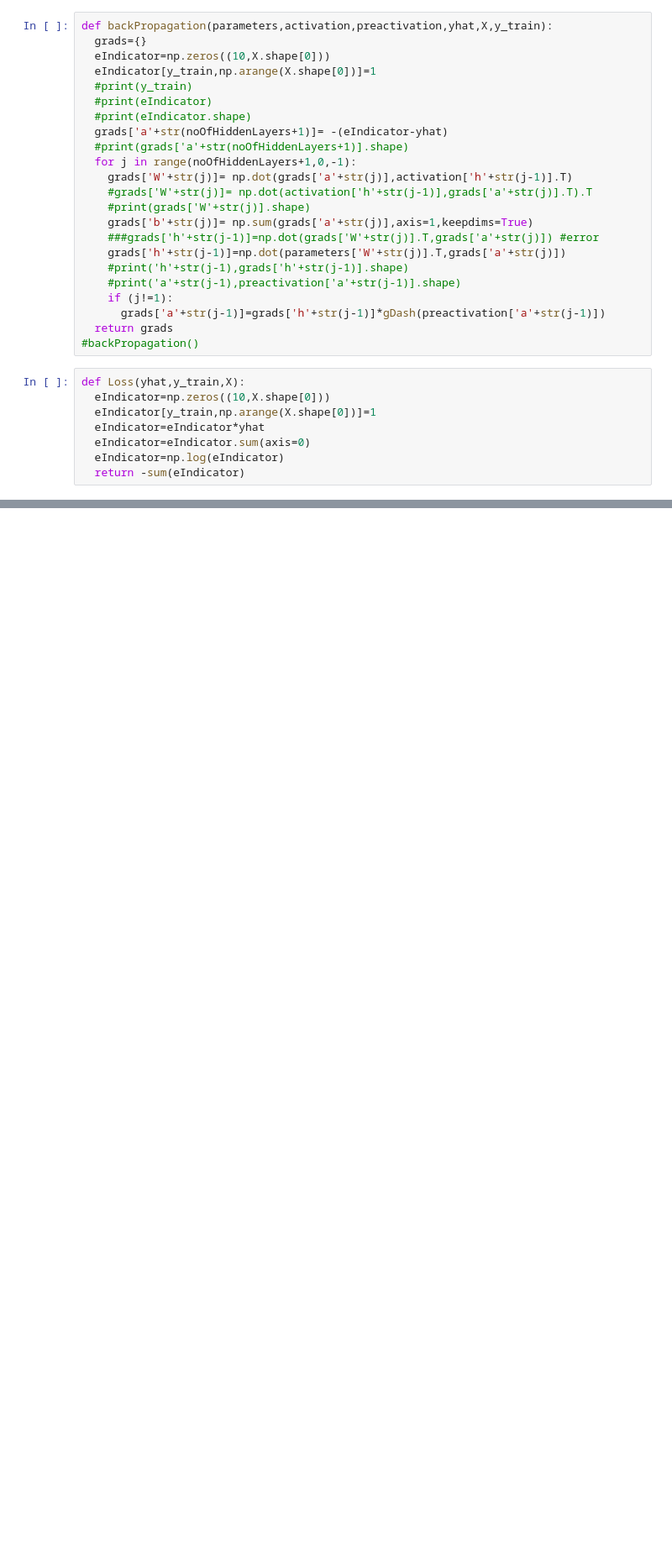
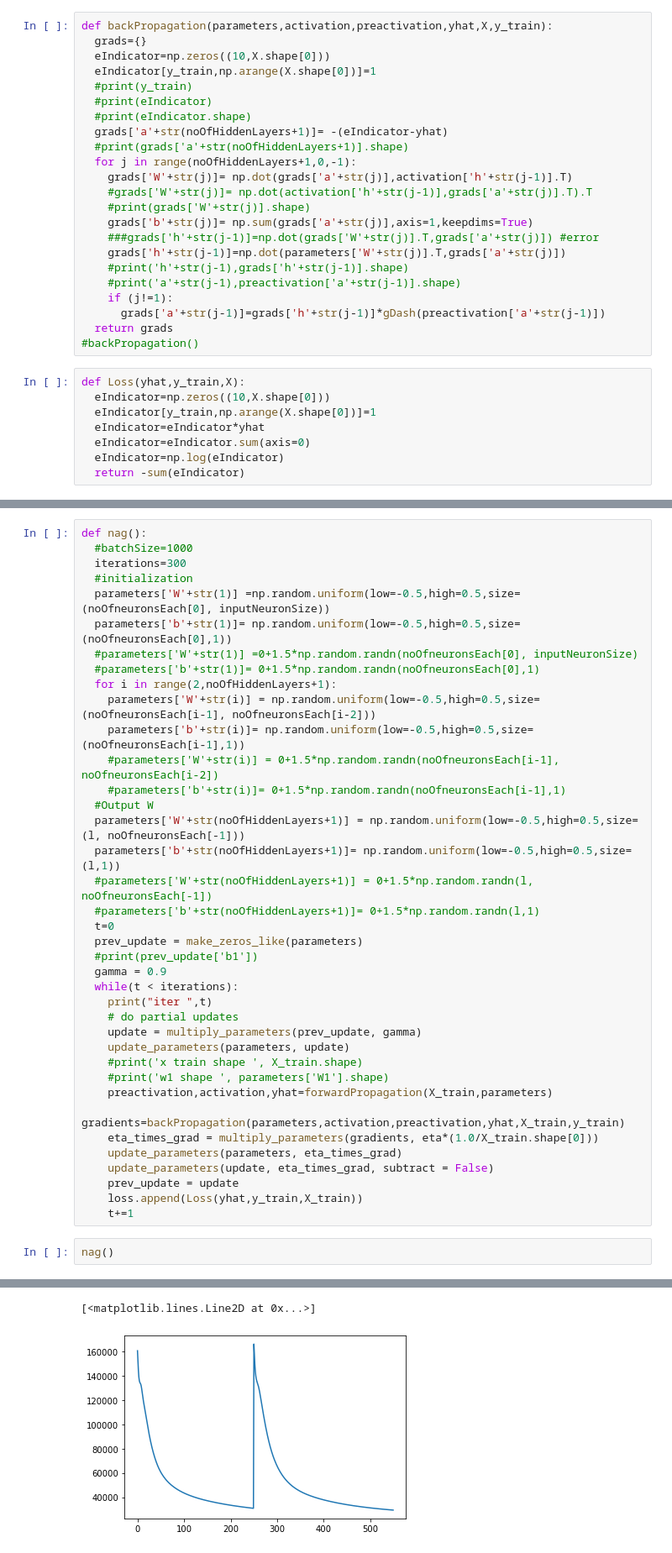
Before and after one commit to aeaswar81/cs6910_deeplearning_assignment_1, a Jupyter notebook: feedforward_neural_network.ipynb, the cells around one changed output, grey strips where cells are left out. Shown at 84% size. Drawn from its saved outputs; the diff is of its cells as text; blank space fills up the shorter version.

```diff
--- a/feedforward_neural_network.ipynb
+++ b/feedforward_neural_network.ipynb
@@ -189,0 +176,41 @@ iter  12
+# %%
+def nag():
+  #batchSize=1000
+  iterations=300
+  #initialization
+  parameters['W'+str(1)] =np.random.uniform(low=-0.5,high=0.5,size=(noOfneuronsEach[0], inputNeuronSize))
+  parameters['b'+str(1)]= np.random.uniform(low=-0.5,high=0.5,size=(noOfneuronsEach[0],1))
+  #parameters['W'+str(1)] =0+1.5*np.random.randn(noOfneuronsEach[0], inputNeuronSize)
+  #parameters['b'+str(1)]= 0+1.5*np.random.randn(noOfneuronsEach[0],1)
+  for i in range(2,noOfHiddenLayers+1):
+    parameters['W'+str(i)] = np.random.uniform(low=-0.5,high=0.5,size=(noOfneuronsEach[i-1], noOfneuronsEach[i-2]))
+    parameters['b'+str(i)]= np.random.uniform(low=-0.5,high=0.5,size=(noOfneuronsEach[i-1],1))
+    #parameters['W'+str(i)] = 0+1.5*np.random.randn(noOfneuronsEach[i-1], noOfneuronsEach[i-2])
+    #parameters['b'+str(i)]= 0+1.5*np.random.randn(noOfneuronsEach[i-1],1)
+  #Output W
+  parameters['W'+str(noOfHiddenLayers+1)] = np.random.uniform(low=-0.5,high=0.5,size=(l, noOfneuronsEach[-1]))
+  parameters['b'+str(noOfHiddenLayers+1)]= np.random.uniform(low=-0.5,high=0.5,size=(l,1))
+  #parameters['W'+str(noOfHiddenLayers+1)] = 0+1.5*np.random.randn(l, noOfneuronsEach[-1])
+  #parameters['b'+str(noOfHiddenLayers+1)]= 0+1.5*np.random.randn(l,1)
+  t=0
+  prev_update = make_zeros_like(parameters)
+  #print(prev_update['b1'])
+  gamma = 0.9
+  while(t < iterations):
+    print("iter ",t)
+    # do partial updates
+    update = multiply_parameters(prev_update, gamma)
+    update_parameters(parameters, update)
+    #print('x train shape ', X_train.shape)
+    #print('w1 shape ', parameters['W1'].shape)
+    preactivation,activation,yhat=forwardPropagation(X_train,parameters)
+    gradients=backPropagation(parameters,activation,preactivation,yhat,X_train,y_train)
+    eta_times_grad = multiply_parameters(gradients, eta*(1.0/X_train.shape[0]))
+    update_parameters(parameters, eta_times_grad)
+    update_parameters(update, eta_times_grad, subtract = False)
+    prev_update = update
+    loss.append(Loss(yhat,y_train,X_train))
+    t+=1
+# %%
+nag()
+# %% [output]
@@ -189,0 +234,2 @@ iter  12
+[<matplotlib.lines.Line2D at 0x...>]
+[figure, added]
```
Also changed, not shown: parts of 10 cells of this notebook.
